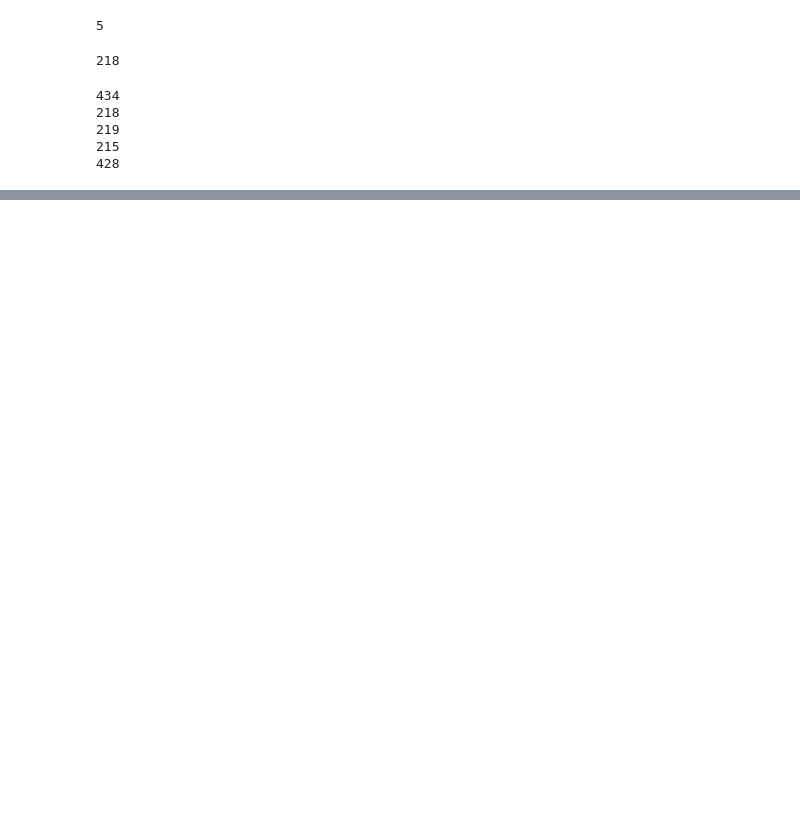
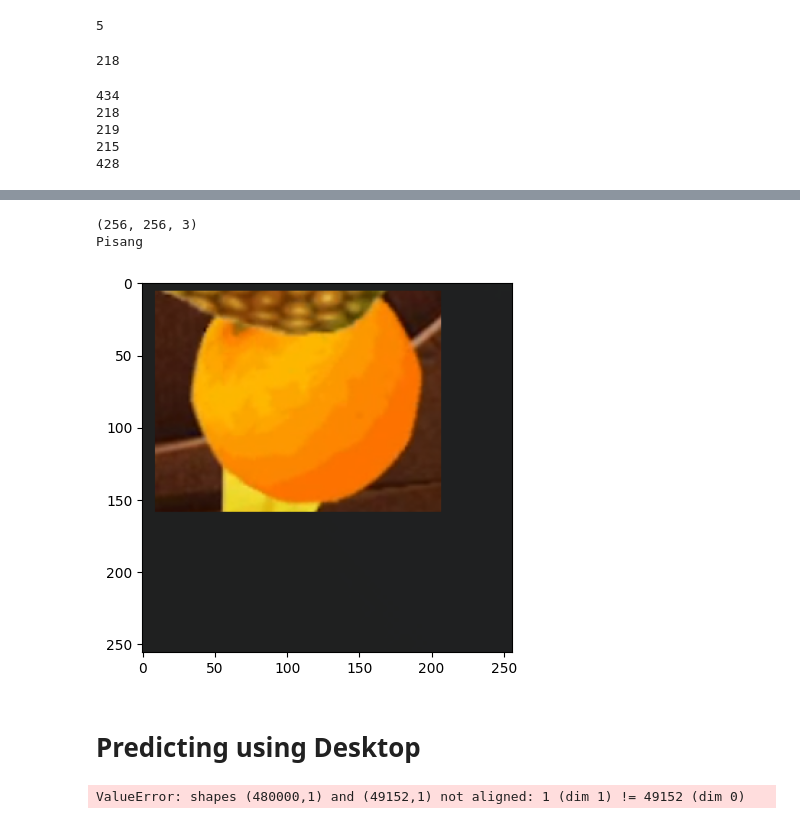
Before and after one commit to LvnnnX/SVM-FruitNinja, a Jupyter notebook: app.ipynb, the cells around one changed output, grey strips where cells are left out. Saved outputs shown, nothing was run; the diff lists cells and outputs as text; code cells hidden in the pictures; blank space fills up the shorter version.

```diff
--- a/app.ipynb
+++ b/app.ipynb
@@ -423,0 +496,47 @@ print(accuracy(SampleData, labels))
+# %%
+#Predict pic
+frame = cv2.cvtColor(np.array(pyautogui.screenshot(region=(150,180, 128*2,128*2))), cv2.COLOR_RGB2RGBA)
+plt.imshow(frame)
+RGB_Image = cv2.cvtColor(frame, cv2.COLOR_RGBA2RGB)
+print(RGB_Image.shape)
+#resize to 128x128x3
+frame = cv2.resize(RGB_Image, (128,128))
+
+frame = np.reshape(frame, (1, np.prod(frame.shape)))
+
+
+# print(predict(frame))
+
+reverse_maps = {v: k for k, v in maps.items()}
+print(reverse_maps[predict(frame)])
+# %% [output]
+(256, 256, 3)
+Pisang
+[figure, added]
+# %% [markdown]
+# Predicting using Desktop
+# %%
+# loop_time = time()
+
+while True:
+    frame = cv2.cvtColor(np.array(pyautogui.screenshot(region=(0,0, 400,400))), cv2.COLOR_RGB2BGR)
+
+    #add FPS to frame
+    # cv2.putText(frame, f'FPS {round(1/(time()-loop_time),0)}', (10,20), cv2.FONT_HERSHEY_SIMPLEX, 0.5, (0,255,0),1)
+
+    #predict image
+    frame_predict = np.array(frame)
+    frame_predict = frame_predict.reshape(-1,1)
+    predictions = predict(frame_predict)
+    cv2.putText(frame, f'{predictions}')
+
+    cv2.imshow("frame", frame)
+    # print(f'FPS {1/(time()-loop_time)}')
+
+    # loop_time = time()
+
+    if cv2.waitKey(1) == ord('q'):
+        cv2.destroyAllWindows()
+        break
+# %% [output]
+ValueError: shapes (480000,1) and (49152,1) not aligned: 1 (dim 1) != 49152 (dim 0)
```
Also changed, not shown: parts of 19 cells of this notebook, 1 other file.
